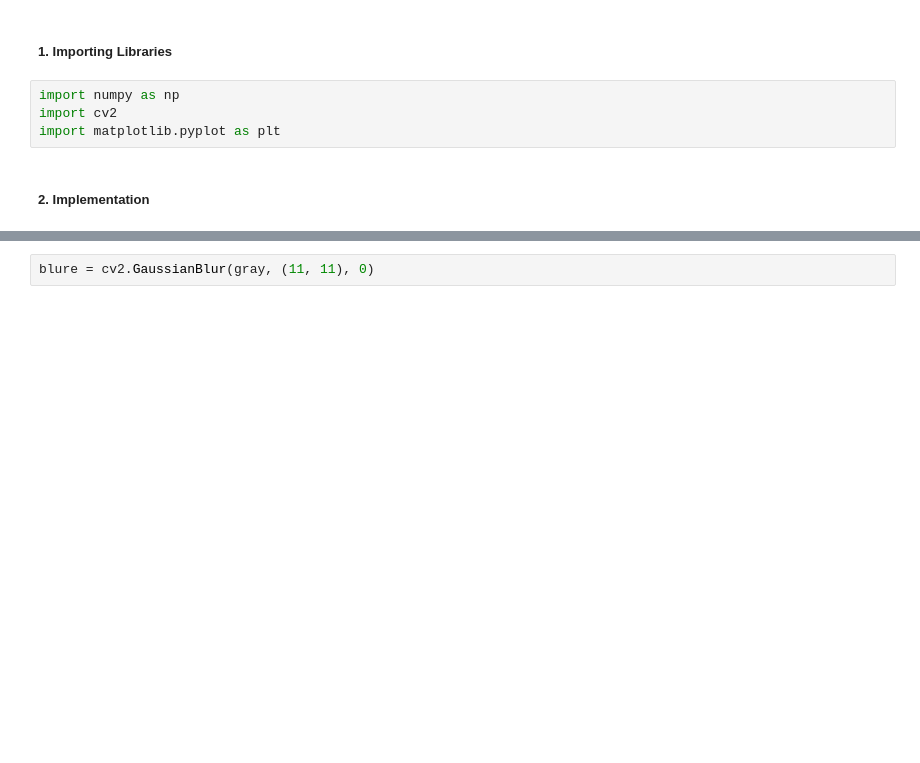
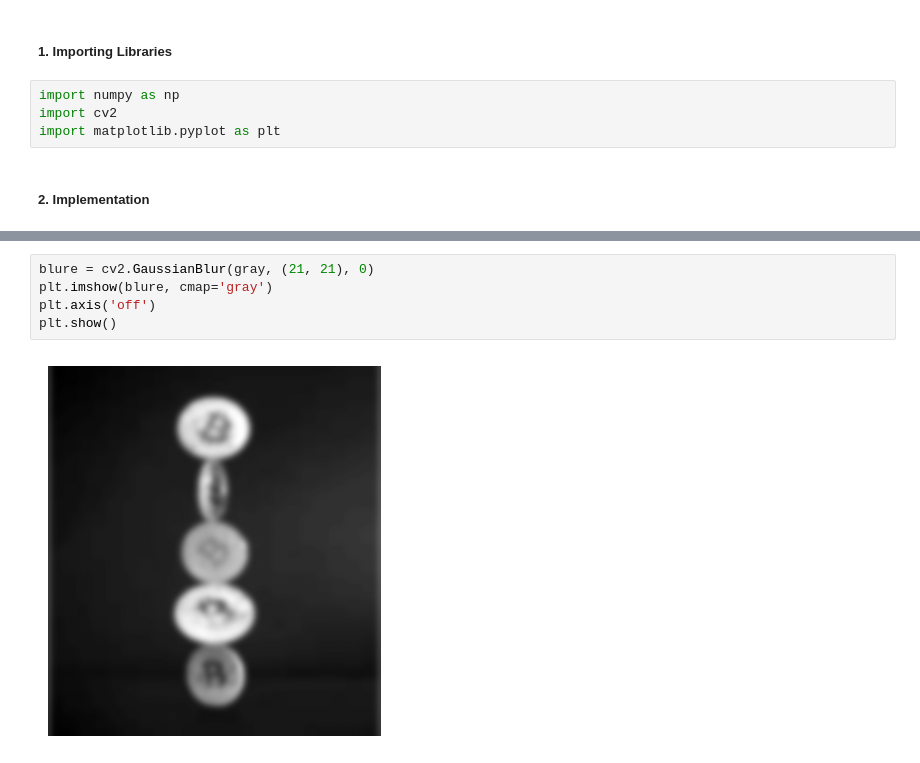
Before and after one commit to fatahrahimi330/100-Machine-Learning-Projects, a Jupyter notebook: 9-Count Object Number/count_object_number.ipynb, the cells around one changed output, grey strips where cells are left out. Cells and saved outputs as stored; diff of their text form; blank space fills up the shorter version.

```diff
--- a/9-Count Object Number/count_object_number.ipynb
+++ b/9-Count Object Number/count_object_number.ipynb
@@ -15,4 +38,9 @@ gray = cv2.cvtColor(image, cv2.COLOR_BGR2GRAY)
 # %%
-blure = cv2.GaussianBlur(gray, (11, 11), 0)
+blure = cv2.GaussianBlur(gray, (21, 21), 0)
+plt.imshow(blure, cmap='gray')
+plt.axis('off')
+plt.show()
+# %% [output]
+[figure, added]
 # %%
 canny = cv2.Canny(blure, 30, 150, 3)
```
Also changed, not shown: parts of 7 cells of this notebook, 1 other file.
